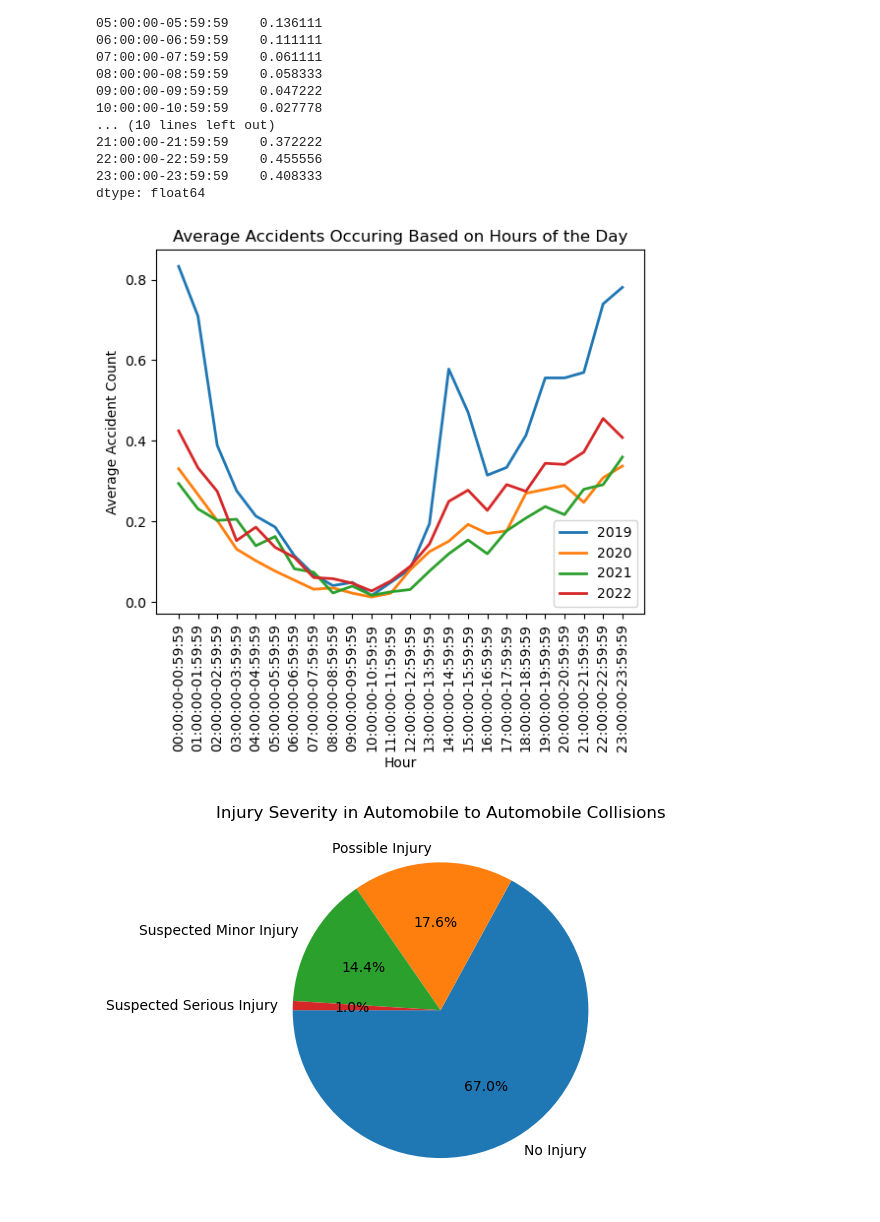
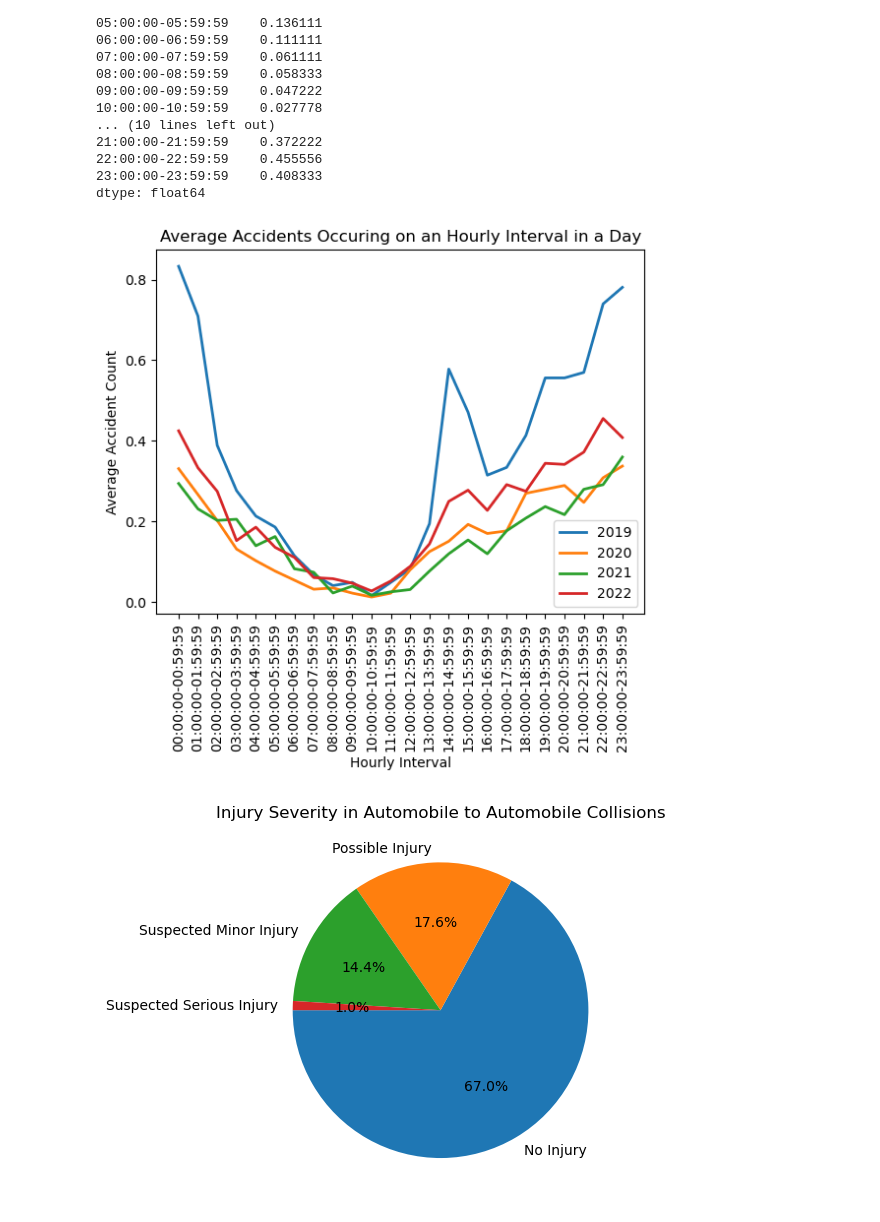
Before and after one commit to DeStafford/Project-1-, a Jupyter notebook: Project-1_Vanessa.ipynb, the cells around one changed output. Drawn from its saved outputs; the diff is of its cells as text; code cells hidden in the pictures.

```diff
--- a/Project-1_Vanessa.ipynb
+++ b/Project-1_Vanessa.ipynb
@@ -430,10 +398,10 @@ labels = ['00:00:00-00:59:59', '01:00:00-01:59:59', '02:00:00-02:59:59', '03:00:
 time_df['Time Bin'] = pd.cut(time_df['Time_seconds'], bins=bins, labels=labels)
 
 # filter dataframes based on year
-year_2019_df = df.loc[(df["Year"] == 2019)]
-year_2020_df = df.loc[(df["Year"] == 2020)]
-year_2021_df = df.loc[(df["Year"] == 2021)]
-year_2022_df = df.loc[(df["Year"] == 2022)]
+year_2019_df = time_df.loc[(time_df["Year"] == 2019)]
+year_2020_df = time_df.loc[(time_df["Year"] == 2020)]
+year_2021_df = time_df.loc[(time_df["Year"] == 2021)]
+year_2022_df = time_df.loc[(time_df["Year"] == 2022)]
 # %%
 # get the count of accidents for each date and time interval (hourly)
 grouped_by_hour = time_df.groupby(['Time Bin', 'Date']).size()
@@ -564,22 +536,22 @@ Time Bin
 23:00:00-23:59:59    0.408333
 dtype: float64
 # %%
-# Generate a line plot of average count of accident vs. hourly interval of the day
+# Generate a line plot of average count of accident vs. hourly interval of the day for each year (2019-2022)
 x = labels
-y1 = mean_counts_2019  # Replace 'mean_counts1' with your actual column name
+y1 = mean_counts_2019
 y2 = mean_counts_2020
 y3 = mean_counts_2021
 y4 = mean_counts_2022
 plt.plot(x, y1, linewidth=2, markersize= 10, label='2019')
 plt.plot(x, y2, linewidth=2, markersize= 10, label='2020')
 plt.plot(x, y3, linewidth=2, markersize= 10, label='2021')
 plt.plot(x, y4, linewidth=2, markersize= 10, label='2022')
-plt.title("Average Accidents Occuring Based on Hours of the Day")
+plt.title("Average Accidents Occuring on an Hourly Interval in a Day")
 plt.ylabel("Average Accident Count")
-plt.xlabel("Hour")
+plt.xlabel("Hourly Interval")
 plt.xticks(rotation = 90)
 plt.legend()
 plt.show()
 # %% [output]
-[figure, old version]
+[figure, new version]
 # %%
```
Also changed, not shown: parts of 8 cells of this notebook.
